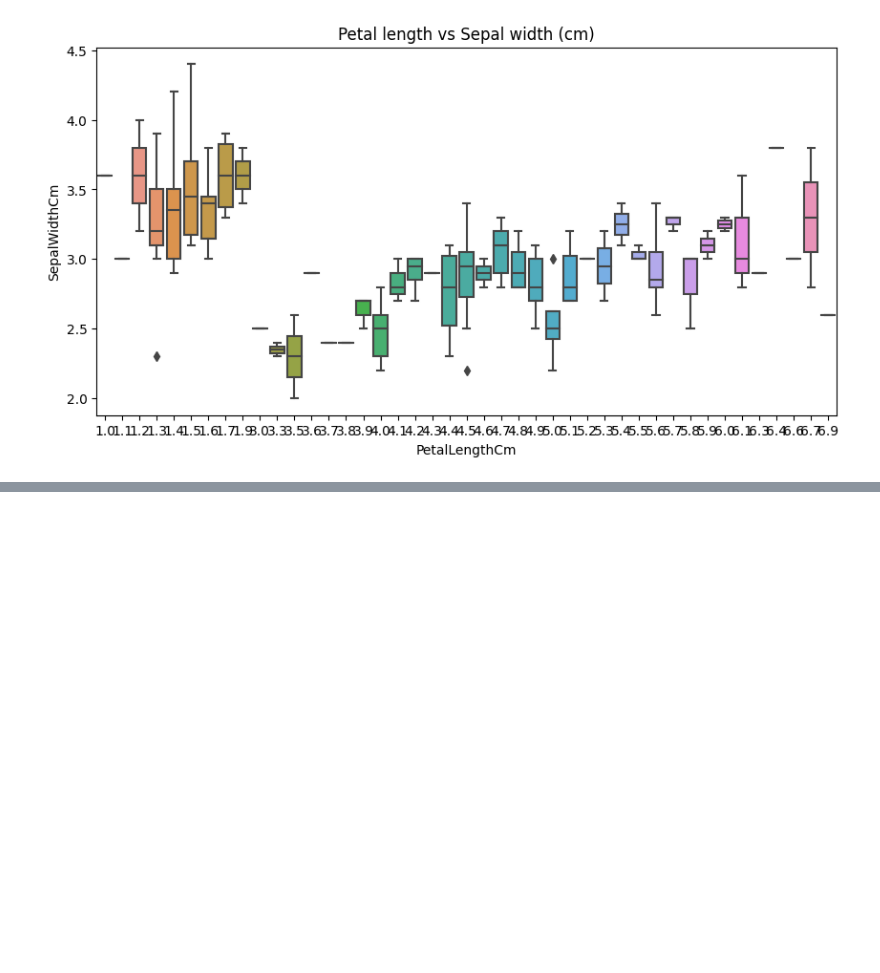
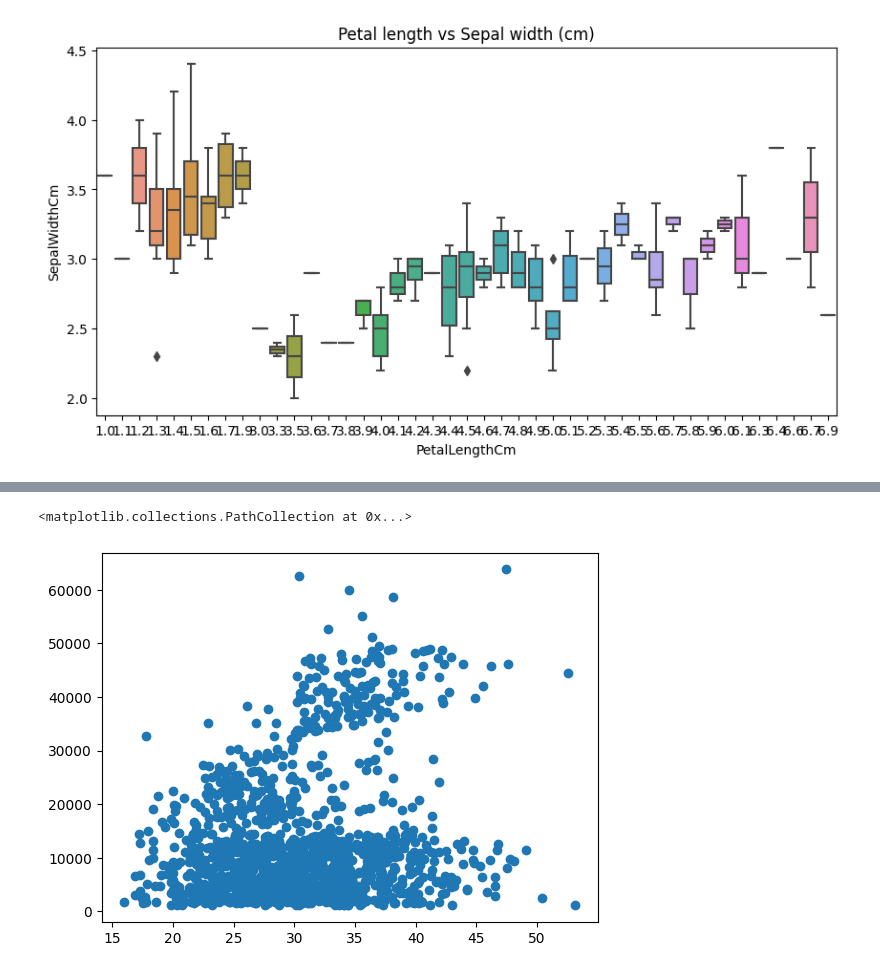
Before and after one commit to cantaruttim/Rotinas, a Jupyter notebook: matplotlib.ipynb, the cells around one changed output, grey strips where cells are left out. Cells and saved outputs as stored; diff of their text form; code cells hidden in the pictures; blank space fills up the shorter version.

```diff
--- a/matplotlib.ipynb
+++ b/matplotlib.ipynb
@@ -542,0 +545,5 @@ Text(0.5, 0, 'PetalLengthCm')
+# %%
+import pandas as pd
+
+df = pd.read_csv("insurance.csv")
+df
@@ -542,0 +564,7 @@ Text(0.5, 0, 'PetalLengthCm')
+# %%
+import matplotlib.pyplot as plt
+
+plt.scatter(data = df, x = 'bmi', y= 'charges')
+# %% [output]
+<matplotlib.collections.PathCollection at 0x...>
+[figure, added]
```
Also changed, not shown: parts of 20 cells of this notebook.
